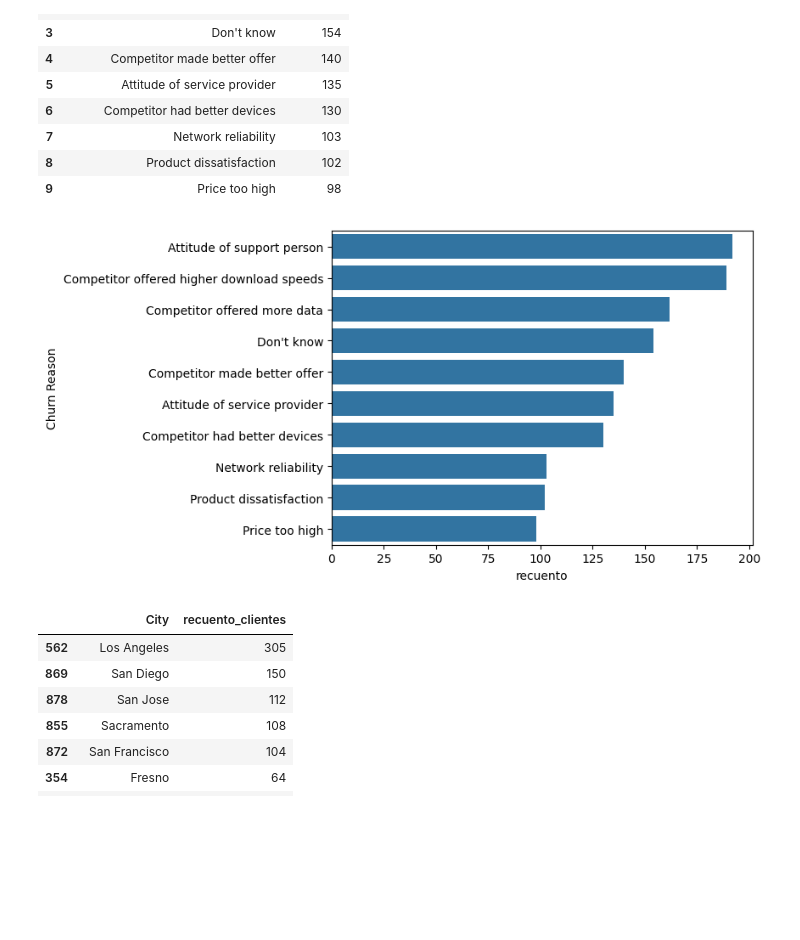
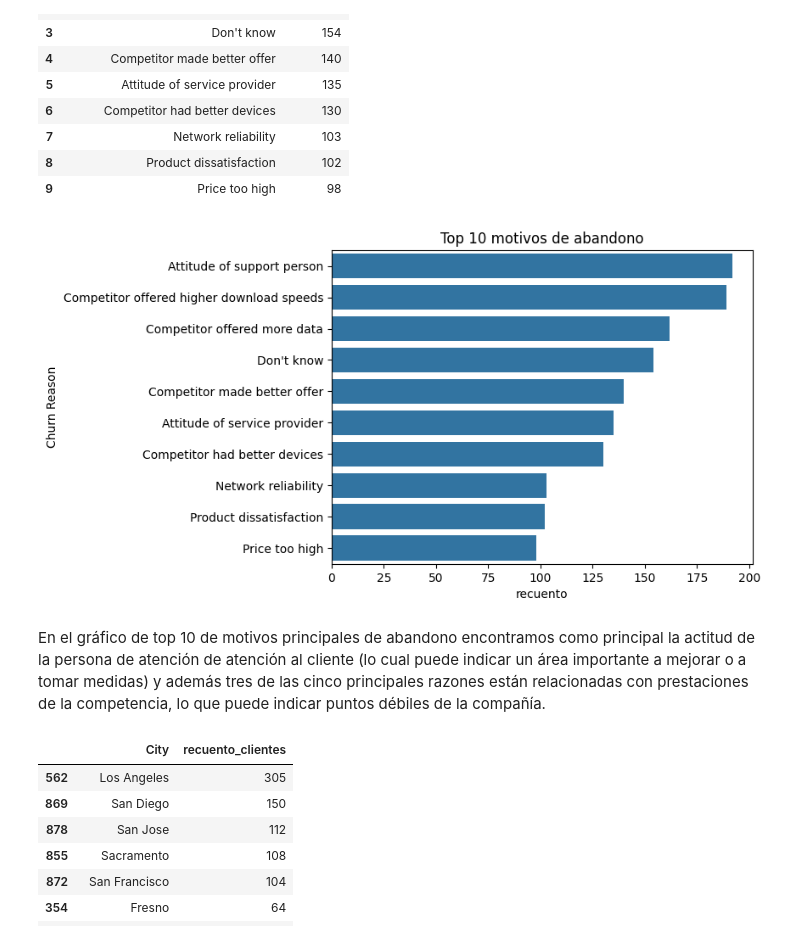
Before and after one commit to DavidPPLAZA/telecom-churn-prediction--ML--project, a Jupyter notebook: NOTEBOOK.ipynb, the cells around one changed output. Saved outputs shown, nothing was run; the diff lists cells and outputs as text; code cells hidden in the pictures; blank space fills up the shorter version.

```diff
--- a/NOTEBOOK.ipynb
+++ b/NOTEBOOK.ipynb
@@ -327,9 +355,12 @@ agrupacion
 | 9 | Price too high | 98 |
 # %%
 sns.barplot(data = agrupacion, y = 'Churn Reason', x = 'recuento')
+plt.title('Top 10 motivos de abandono')
 plt.show()
 # %% [output]
-[figure, old version]
+[figure, new version]
+# %% [markdown]
+En el gráfico de top 10 de motivos principales de abandono encontramos como principal la actitud de la persona de atención de atención al cliente (lo cual puede indicar un área importante a mejorar o a tomar medidas) y además tres de las cinco principales razones están relacionadas con prestaciones de la competencia, lo que puede indicar puntos débiles de la compañía.
 # %%
 recuento_ciudades_con_mas_clientes = churn.groupby(['City']).agg(recuento_clientes = ('CustomerID', 'count')).reset_index().nlargest(20,columns='recuento_clientes')
 lista_ciudades = list(recuento_ciudades_con_mas_clientes['City'].unique())
```
Also changed, not shown: parts of 21 cells of this notebook, 1 other file.
